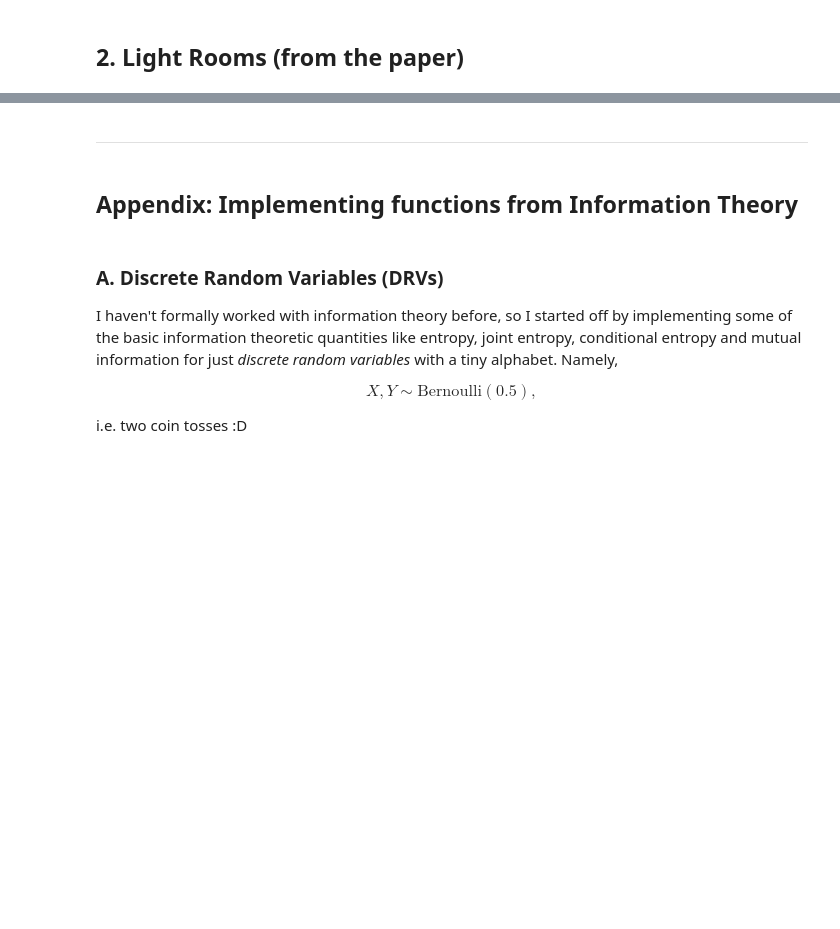
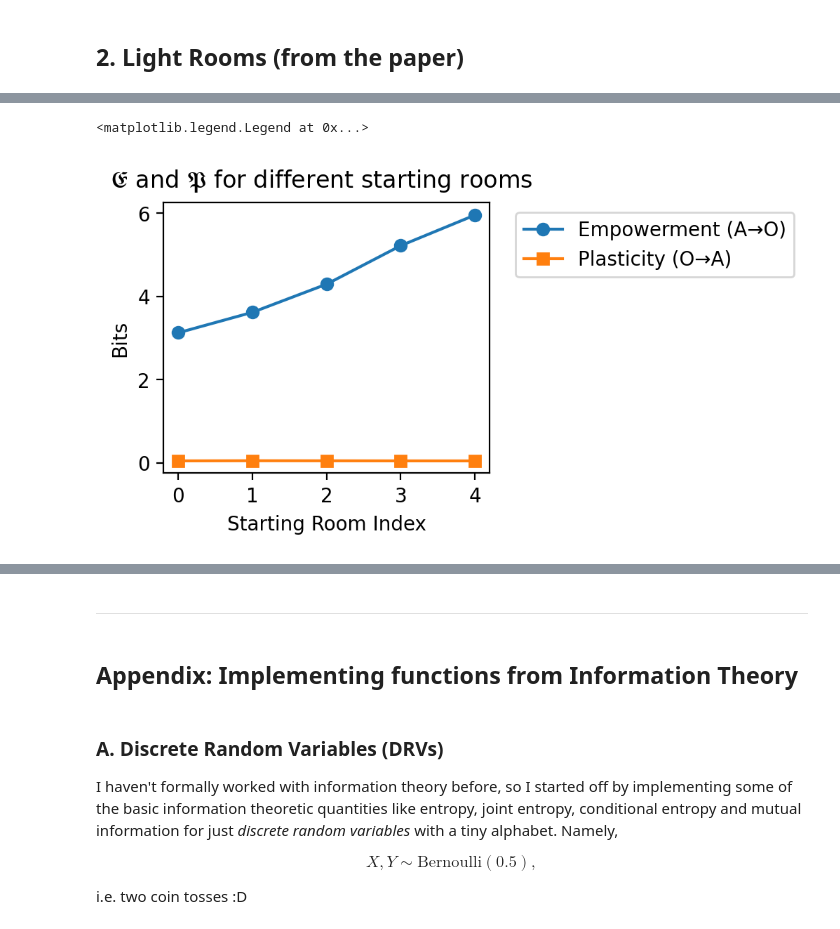
Before and after one commit to kevroi/empowerment_plasticity, a Jupyter notebook: notebooks/emp_plast.ipynb, the cells around one changed output, grey strips where cells are left out. Cells and saved outputs as stored; diff of their text form; code cells hidden in the pictures; blank space fills up the shorter version.

```diff
--- a/notebooks/emp_plast.ipynb
+++ b/notebooks/emp_plast.ipynb
@@ -62,0 +65,37 @@ After being confident my approixmate DI implementation worked for a perfectly pl
+# %%
+from src.environments.LightRooms import LightRooms
+from experiments.measure_eachroom import collect_data_from_start_room, flatten_obs_seq
+
+# --- Parameters ---
+n_rooms = 4
+seq_len = 10
+num_samples = 10000
+markov_k = 2
+rng = np.random.default_rng(0)
+
+# --- Experiment ---
+empowerments = []
+plasticities = []
+env = LightRooms(n_rooms=n_rooms)
+
+for room in tqdm(range(n_rooms + 1), desc="Measuring by room index"):
+    a_seqs, o_seqs = collect_data_from_start_room(room, num_samples, seq_len, rng)
+    o_seqs = flatten_obs_seq(o_seqs)
+    emp = directed_info_approx_markov(a_seqs, o_seqs, k=markov_k)
+    plast = directed_info_approx_markov(o_seqs, a_seqs, k=markov_k)
+    empowerments.append(emp)
+    plasticities.append(plast)
+
+# --- Plotting ---
+room_indices = list(range(n_rooms + 1))
+plt.figure(figsize=(3, 2.5), dpi=200)
+plt.plot(room_indices, empowerments, marker='o', label='Empowerment (A→O)')
+plt.plot(room_indices, plasticities, marker='s', label='Plasticity (O→A)')
+plt.xticks(room_indices, [int(i) for i in room_indices])
+plt.xlabel('Starting Room Index')
+plt.ylabel('Bits')
+plt.suptitle(r'$\mathfrak{E}$ and $\mathfrak{P}$ for different starting rooms')
+plt.legend(bbox_to_anchor=(1.05, 1), loc='upper left')
+# %% [output]
+<matplotlib.legend.Legend at 0x...>
+[figure, added]
```
Also changed, not shown: parts of 12 cells of this notebook.
